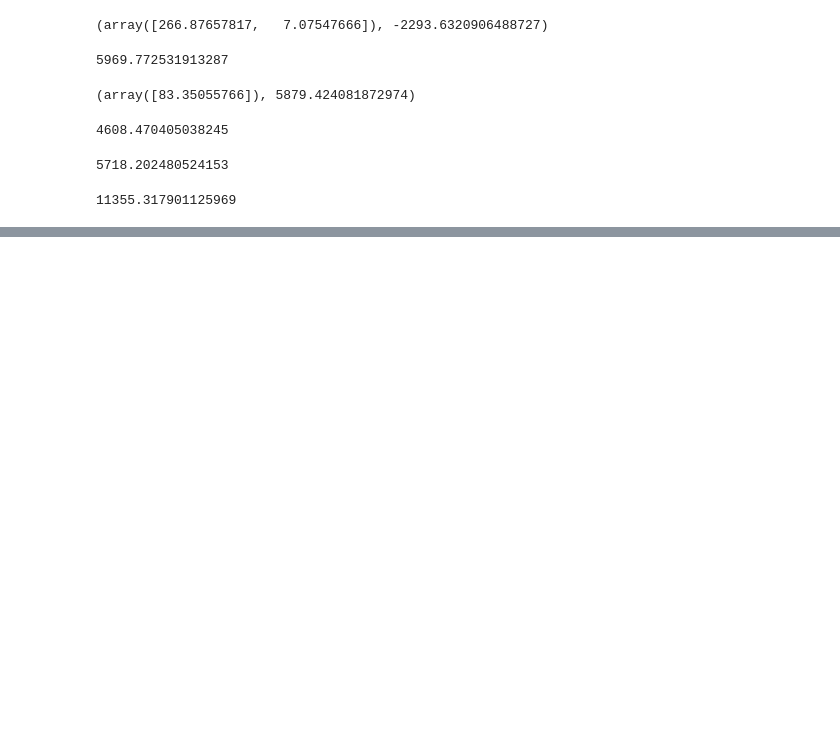
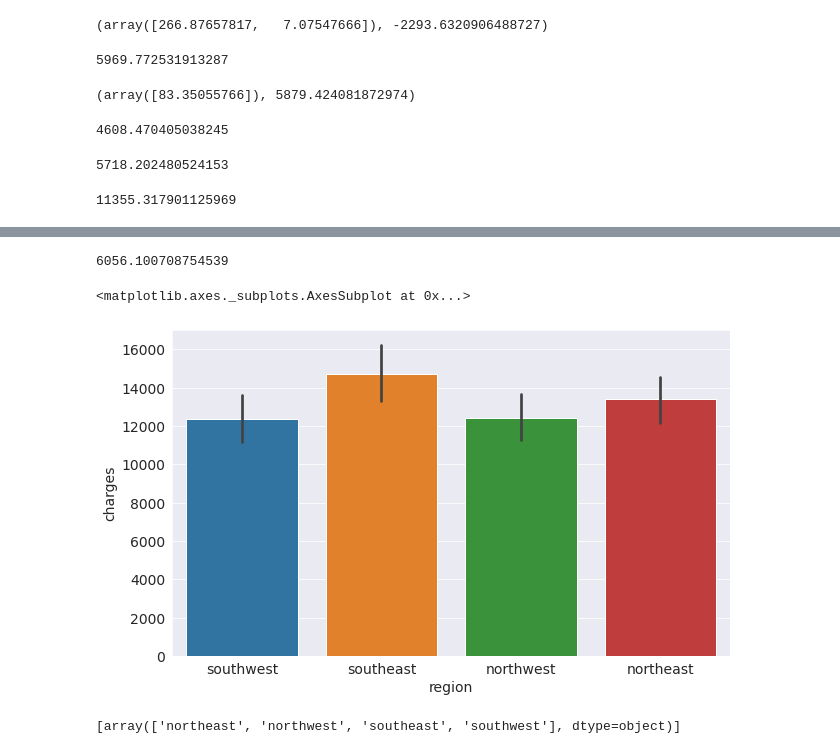
Before and after one commit to heyrobin/Medical-Expenses--ML, a Jupyter notebook: Predicting_Medical_Expenses_using_Linear_Regression.ipynb, the cells around one changed output, grey strips where cells are left out. Drawn from its saved outputs; the diff is of its cells as text; code cells hidden in the pictures; blank space fills up the shorter version.

```diff
--- a/Predicting_Medical_Expenses_using_Linear_Regression.ipynb
+++ b/Predicting_Medical_Expenses_using_Linear_Regression.ipynb
@@ -560,0 +605,25 @@ print(loss)
+# %%
+inputs,targets = medical[['age','bmi','children','smoker_code','sex_code']], medical['charges']
+
+model = LinearRegression().fit(inputs,targets)
+
+predictions = model.predict(inputs)
+
+loss = rmse(targets,predictions)
+
+print(loss)
+# %% [output]
+6056.100708754539
+# %%
+sns.barplot(data = medical, x = 'region', y = 'charges')
+# %% [output]
+<matplotlib.axes._subplots.AxesSubplot at 0x...>
+[figure, added]
+# %%
+from sklearn import preprocessing
+
+enc = preprocessing.OneHotEncoder()
+enc.fit(medical[['region']])
+enc.categories_
+# %% [output]
+[array(['northeast', 'northwest', 'southeast', 'southwest'], dtype=object)]
```
Also changed, not shown: parts of 16 cells of this notebook.
